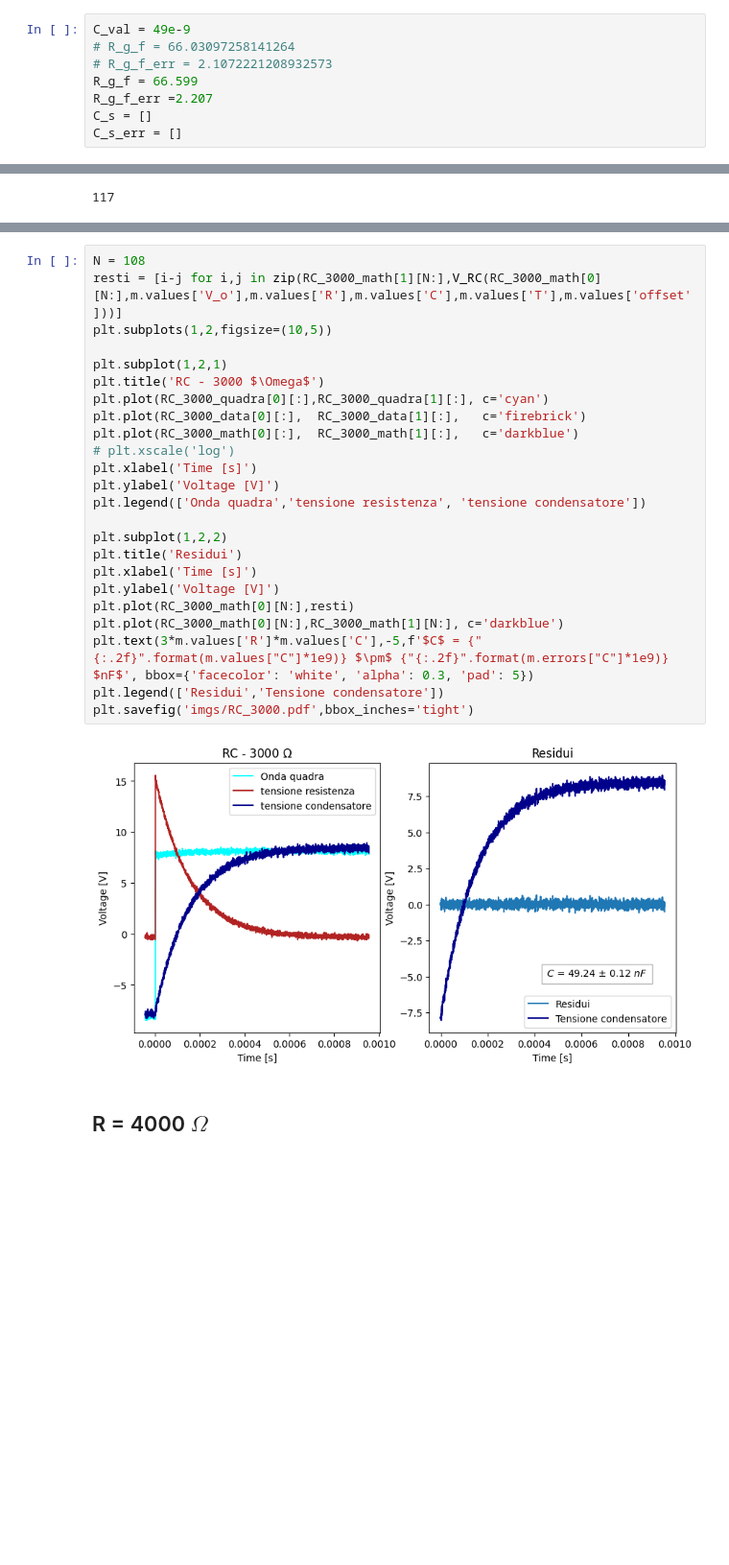
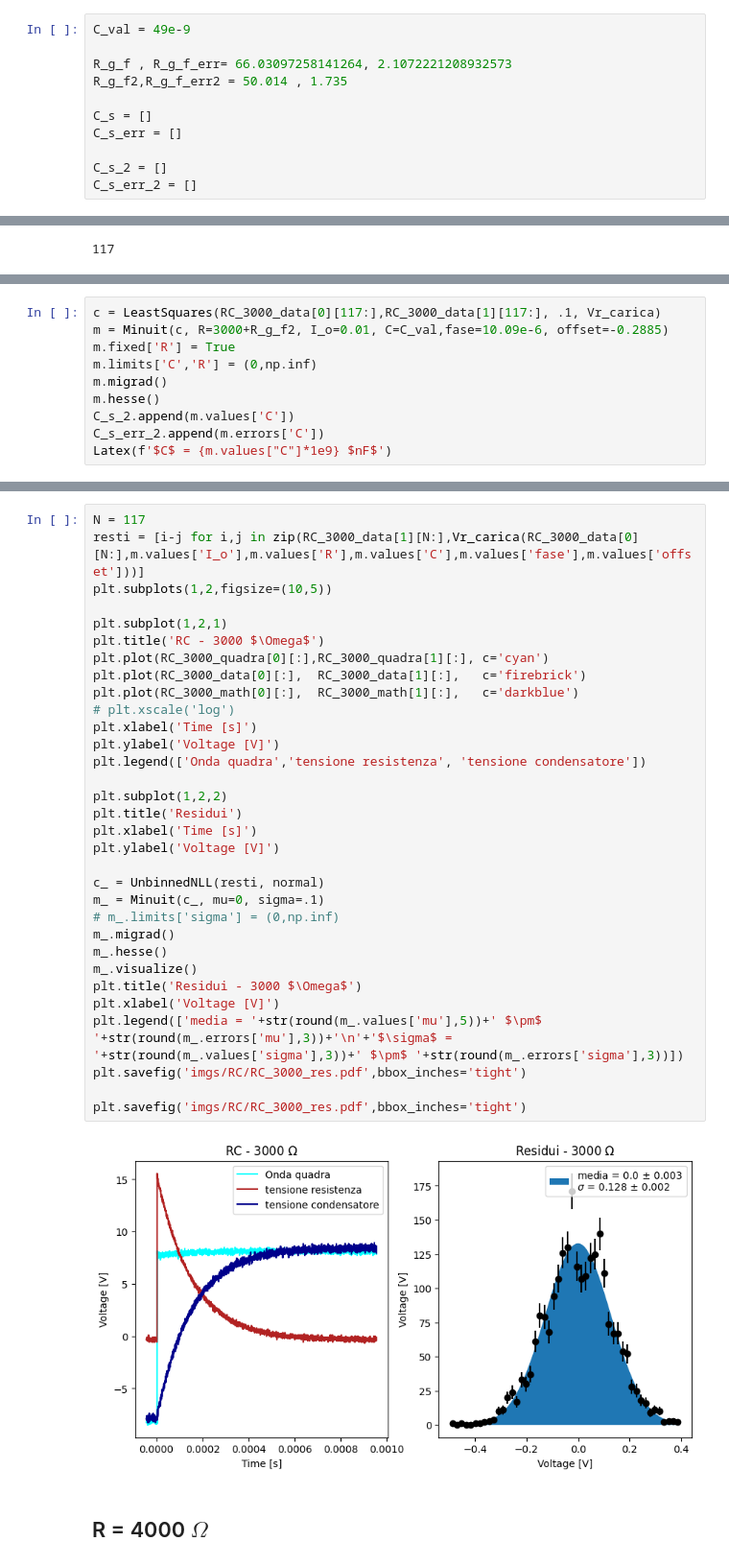
Before and after one commit to Yedi278/Lab2, a Jupyter notebook: Circuiti_2/RC.ipynb, the cells around one changed output, grey strips where cells are left out. Shown at 96% size. Saved outputs shown, nothing was run; the diff lists cells and outputs as text; blank space fills up the shorter version.

```diff
--- a/Circuiti_2/RC.ipynb
+++ b/Circuiti_2/RC.ipynb
@@ -40,12 +44,15 @@ def exp1(t,V_o,R,C,offset):
 # RC
 # %%
 C_val = 49e-9
-# R_g_f = 66.03097258141264
-# R_g_f_err = 2.1072221208932573
-R_g_f = 66.599
-R_g_f_err =2.207
+
+R_g_f , R_g_f_err= 66.03097258141264, 2.1072221208932573
+R_g_f2,R_g_f_err2 = 50.014 , 1.735
+
 C_s = []
 C_s_err = []
+
+C_s_2 = []
+C_s_err_2 = []
 # %% [markdown]
 # R = 200 $\Omega$
 # %%
@@ -551,0 +642,10 @@ $C$ = 49.24164942465836 $nF$
+# %%
+c = LeastSquares(RC_3000_data[0][117:],RC_3000_data[1][117:], .1, Vr_carica)
+m = Minuit(c, R=3000+R_g_f2, I_o=0.01, C=C_val,fase=10.09e-6, offset=-0.2885)
+m.fixed['R'] = True
+m.limits['C','R'] = (0,np.inf)
+m.migrad()
+m.hesse()
+C_s_2.append(m.values['C'])
+C_s_err_2.append(m.errors['C'])
+Latex(f'$C$ = {m.values["C"]*1e9} $nF$')
@@ -552,29 +654,37 @@ $C$ = 49.24164942465836 $nF$
 # %%
-N = 108
-resti = [i-j for i,j in zip(RC_3000_math[1][N:],V_RC(RC_3000_math[0][N:],m.values['V_o'],m.values['R'],m.values['C'],m.values['T'],m.values['offset']))]
+N = 117
+resti = [i-j for i,j in zip(RC_3000_data[1][N:],Vr_carica(RC_3000_data[0][N:],m.values['I_o'],m.values['R'],m.values['C'],m.values['fase'],m.values['offset']))]
 plt.subplots(1,2,figsize=(10,5))
 
 plt.subplot(1,2,1)
 plt.title('RC - 3000 $\Omega$')
 plt.plot(RC_3000_quadra[0][:],RC_3000_quadra[1][:], c='cyan')
 plt.plot(RC_3000_data[0][:],  RC_3000_data[1][:],   c='firebrick')
 plt.plot(RC_3000_math[0][:],  RC_3000_math[1][:],   c='darkblue')
 # plt.xscale('log')
 plt.xlabel('Time [s]')
 plt.ylabel('Voltage [V]')
 plt.legend(['Onda quadra','tensione resistenza', 'tensione condensatore'])
 
 plt.subplot(1,2,2)
 plt.title('Residui')
 plt.xlabel('Time [s]')
 plt.ylabel('Voltage [V]')
-plt.plot(RC_3000_math[0][N:],resti)
-plt.plot(RC_3000_math[0][N:],RC_3000_math[1][N:], c='darkblue')
-plt.text(3*m.values['R']*m.values['C'],-5,f'$C$ = {"{:.2f}".format(m.values["C"]*1e9)} $\pm$ {"{:.2f}".format(m.errors["C"]*1e9)} $nF$', bbox={'facecolor': 'white', 'alpha': 0.3, 'pad': 5})
-plt.legend(['Residui','Tensione condensatore'])
-plt.savefig('imgs/RC_3000.pdf',bbox_inches='tight')
+
+c_ = UnbinnedNLL(resti, normal)
+m_ = Minuit(c_, mu=0, sigma=.1)
+# m_.limits['sigma'] = (0,np.inf)
+m_.migrad()
+m_.hesse()
+m_.visualize()
+plt.title('Residui - 3000 $\Omega$')
+plt.xlabel('Voltage [V]')
+plt.legend(['media = '+str(round(m_.values['mu'],5))+' $\pm$ '+str(round(m_.errors['mu'],3))+'\n'+'$\sigma$ = '+str(round(m_.values['sigma'],3))+' $\pm$ '+str(round(m_.errors['sigma'],3))])
+plt.savefig('imgs/RC/RC_3000_res.pdf',bbox_inches='tight')
+
+plt.savefig('imgs/RC/RC_3000_res.pdf',bbox_inches='tight')
 # %% [output]
-[figure, old version]
+[figure, new version]
 # %% [markdown]
 ## R = 4000 $\Omega$
 # %%
```
Also changed, not shown: parts of 28 cells of this notebook, 33 other files.
